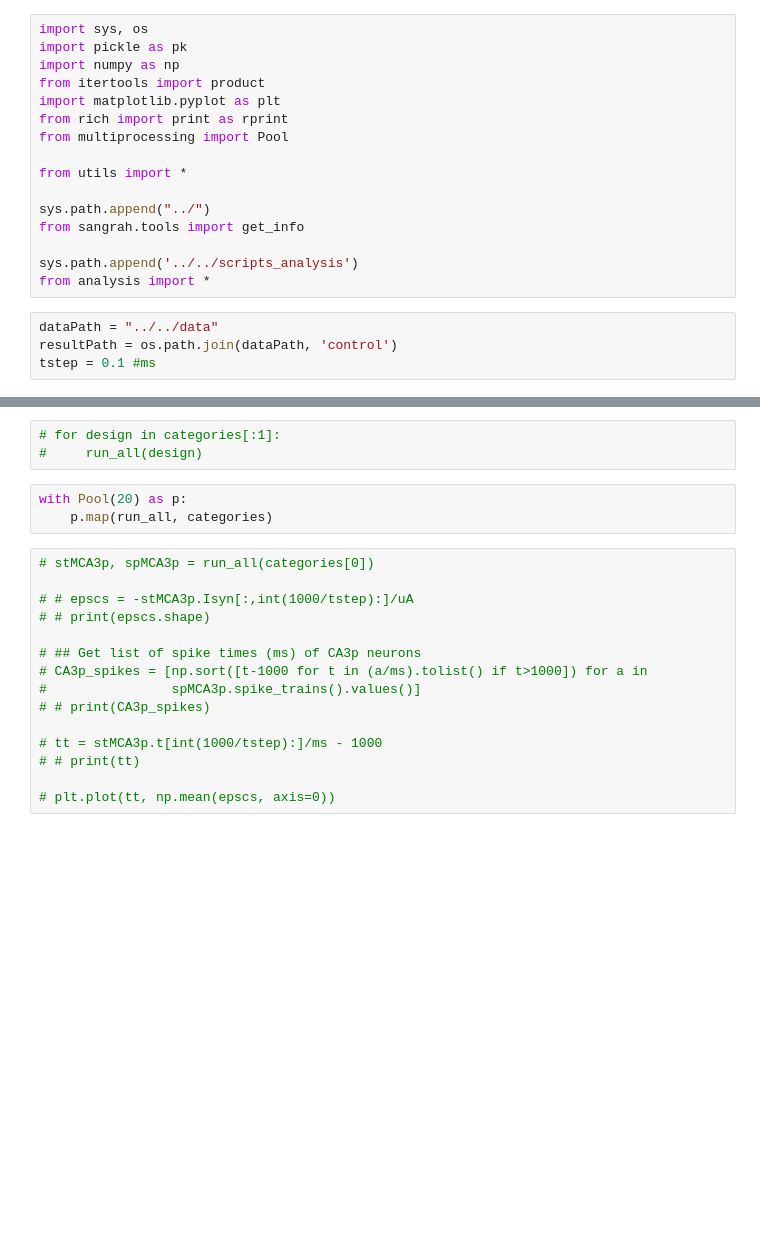
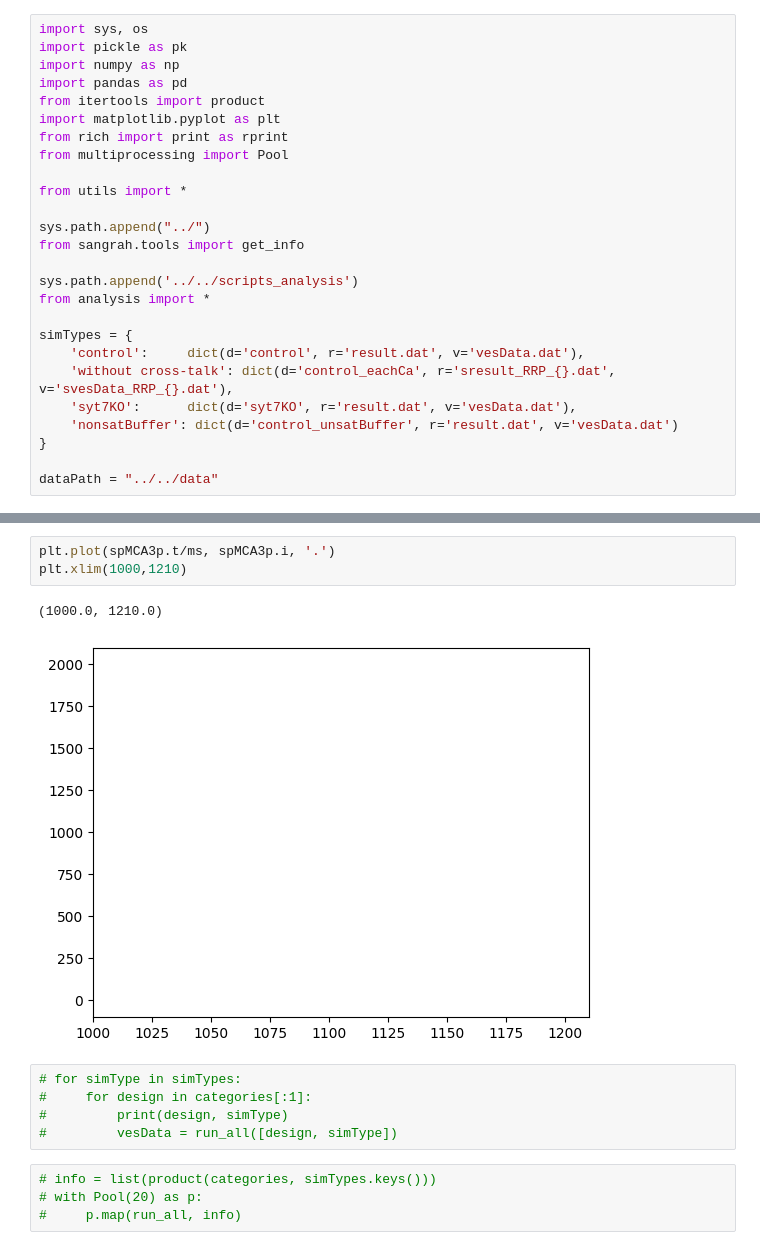
Before and after one commit to nishs1729/MFB, a Jupyter notebook: model_brian2/DG_CA3p/sim.ipynb, the cells around one changed output, grey strips where cells are left out. Saved outputs shown, nothing was run; the diff lists cells and outputs as text; blank space fills up the shorter version.

```diff
--- a/model_brian2/DG_CA3p/sim.ipynb
+++ b/model_brian2/DG_CA3p/sim.ipynb
@@ -2,6 +2,7 @@
 import sys, os
 import pickle as pk
 import numpy as np
+import pandas as pd
 from itertools import product
 import matplotlib.pyplot as plt
 from rich import print as rprint
@@ -14,10 +15,15 @@ from sangrah.tools import get_info
 
 sys.path.append('../../scripts_analysis')
 from analysis import *
+
+simTypes = {
+    'control':     dict(d='control', r='result.dat', v='vesData.dat'),
+    'without cross-talk': dict(d='control_eachCa', r='sresult_RRP_{}.dat', v='svesData_RRP_{}.dat'),
+    'syt7KO':      dict(d='syt7KO', r='result.dat', v='vesData.dat'),
+    'nonsatBuffer': dict(d='control_unsatBuffer', r='result.dat', v='vesData.dat')
+}
+
+dataPath = "../../data"
-# %%
-dataPath = "../../data"
-resultPath = os.path.join(dataPath, 'control')
-tstep = 0.1 #ms
 # %%
 category_info_path = os.path.join(dataPath, 'control_eachCa/category_info.pk')
 if os.path.exists(category_info_path):
@@ -75,21 +106,15 @@ def run_all(design, tstep=tstep):
+# %%
+plt.plot(spMCA3p.t/ms, spMCA3p.i, '.')
+plt.xlim(1000,1210)
+# %% [output]
+(1000.0, 1210.0)
+[figure, added]
 # %%
-# for design in categories[:1]:
-#     run_all(design)
+# for simType in simTypes:
+#     for design in categories[:1]:
+#         print(design, simType)
+#         vesData = run_all([design, simType])
 # %%
-with Pool(20) as p:
-    p.map(run_all, categories)
+# info = list(product(categories, simTypes.keys()))
+# with Pool(20) as p:
+#     p.map(run_all, info)
-# %%
-# stMCA3p, spMCA3p = run_all(categories[0])
-
-# # epscs = -stMCA3p.Isyn[:,int(1000/tstep):]/uA
-# # print(epscs.shape)
-
-# ## Get list of spike times (ms) of CA3p neurons
-# CA3p_spikes = [np.sort([t-1000 for t in (a/ms).tolist() if t>1000]) for a in
-#                spMCA3p.spike_trains().values()]
-# # print(CA3p_spikes)
-
-# tt = stMCA3p.t[int(1000/tstep):]/ms - 1000
-# # print(tt)
-
-# plt.plot(tt, np.mean(epscs, axis=0))
```
Also changed, not shown: parts of 6 cells of this notebook, 5 other files.
